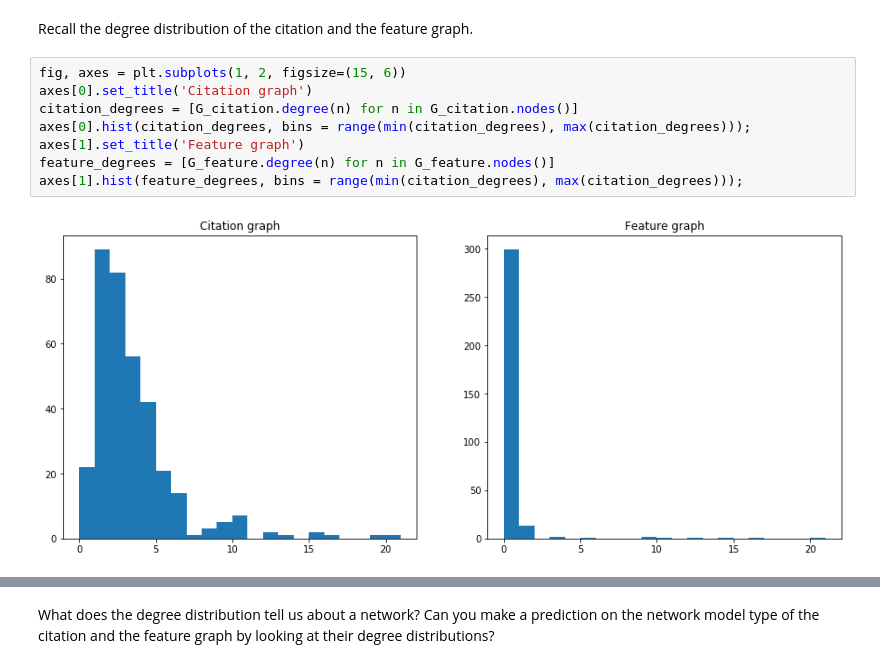
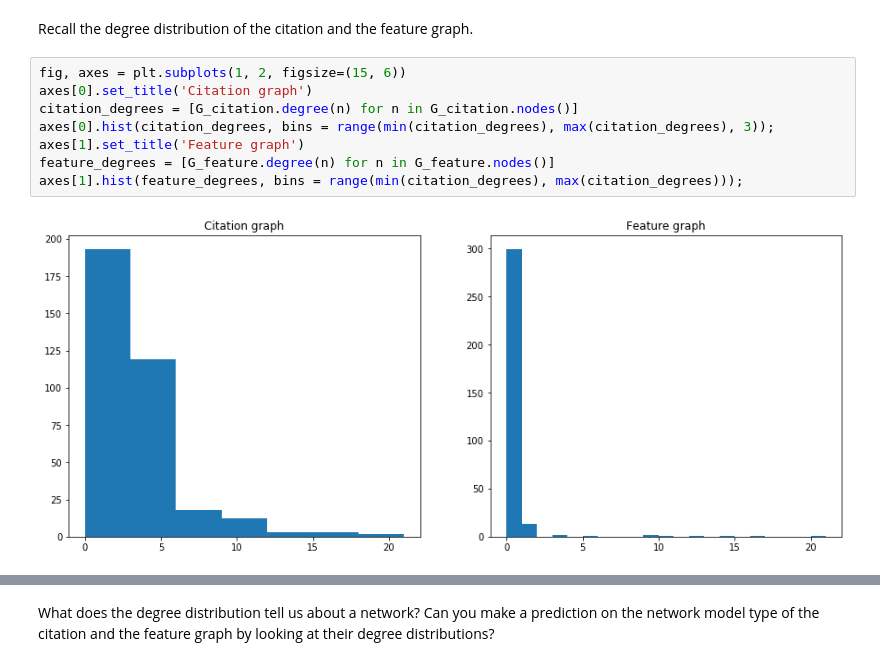
Before and after one commit to alielabridi/NTDS_2019, a Jupyter notebook: assignments/1_network_science-final.ipynb, the cells around one changed output, grey strips where cells are left out. Saved outputs shown, nothing was run; the diff lists cells and outputs as text.

```diff
--- a/assignments/1_network_science-final.ipynb
+++ b/assignments/1_network_science-final.ipynb
@@ -620,10 +628,10 @@ Recall the degree distribution of the citation and the feature graph.
 # %%
 fig, axes = plt.subplots(1, 2, figsize=(15, 6))
 axes[0].set_title('Citation graph')
 citation_degrees = [G_citation.degree(n) for n in G_citation.nodes()]
-axes[0].hist(citation_degrees, bins = range(min(citation_degrees), max(citation_degrees)));
+axes[0].hist(citation_degrees, bins = range(min(citation_degrees), max(citation_degrees), 3));
 axes[1].set_title('Feature graph')
 feature_degrees = [G_feature.degree(n) for n in G_feature.nodes()]
 axes[1].hist(feature_degrees, bins = range(min(citation_degrees), max(citation_degrees)));
 # %% [output]
-[figure, old version]
+[figure, new version]
```
Also changed, not shown: parts of 28 cells of this notebook.
